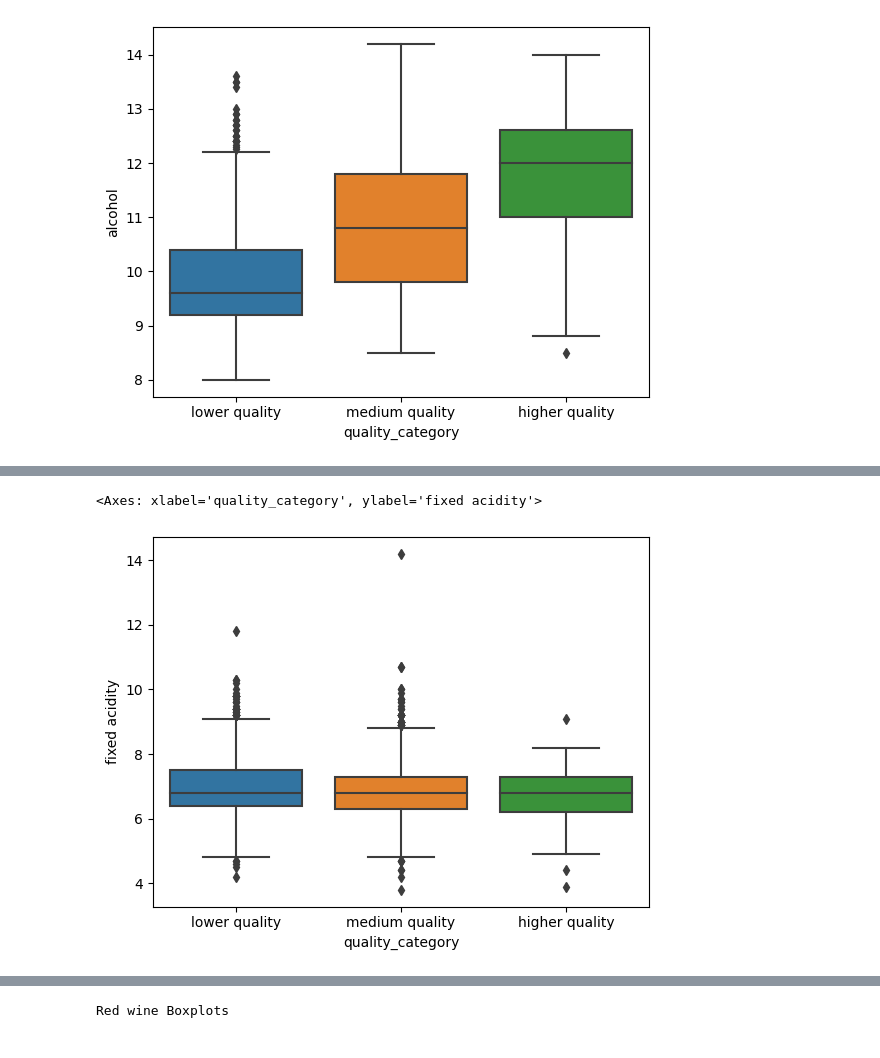
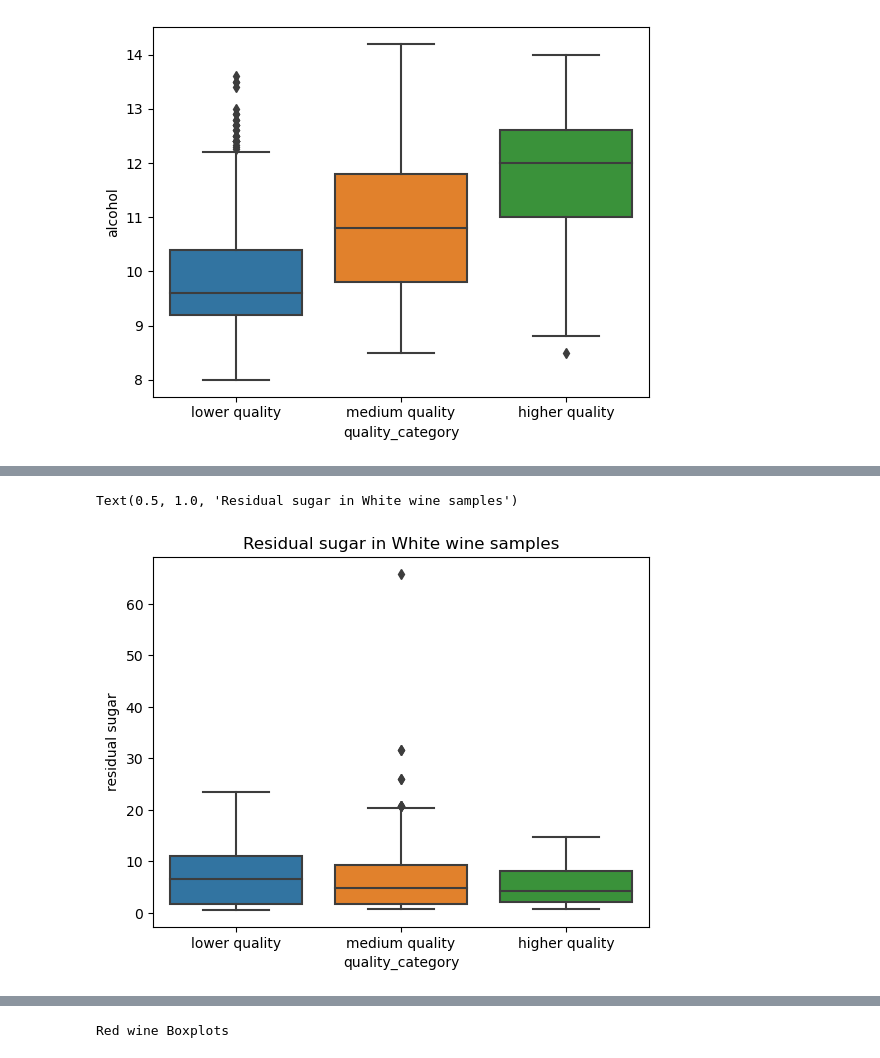
Before and after one commit to novik2713/CAB_Winery_Project, a Jupyter notebook: project2.ipynb, the cells around one changed output, grey strips where cells are left out. Drawn from its saved outputs; the diff is of its cells as text; code cells hidden in the pictures.

```diff
--- a/project2.ipynb
+++ b/project2.ipynb
@@ -718,5 +710,6 @@ sns.boxplot(data=white_wine, x='quality_category', y='alcohol')
 # %%
-sns.boxplot(data=white_wine, x='quality_category', y='fixed acidity')
+sns.boxplot(data=white_wine, x='quality_category', y='residual sugar')
+plt.title("Residual sugar in White wine samples")
 # %% [output]
-<Axes: xlabel='quality_category', ylabel='fixed acidity'>
+Text(0.5, 1.0, 'Residual sugar in White wine samples')
-[figure, old version]
+[figure, new version]
```
Also changed, not shown: parts of 15 cells of this notebook, 8 other files.
